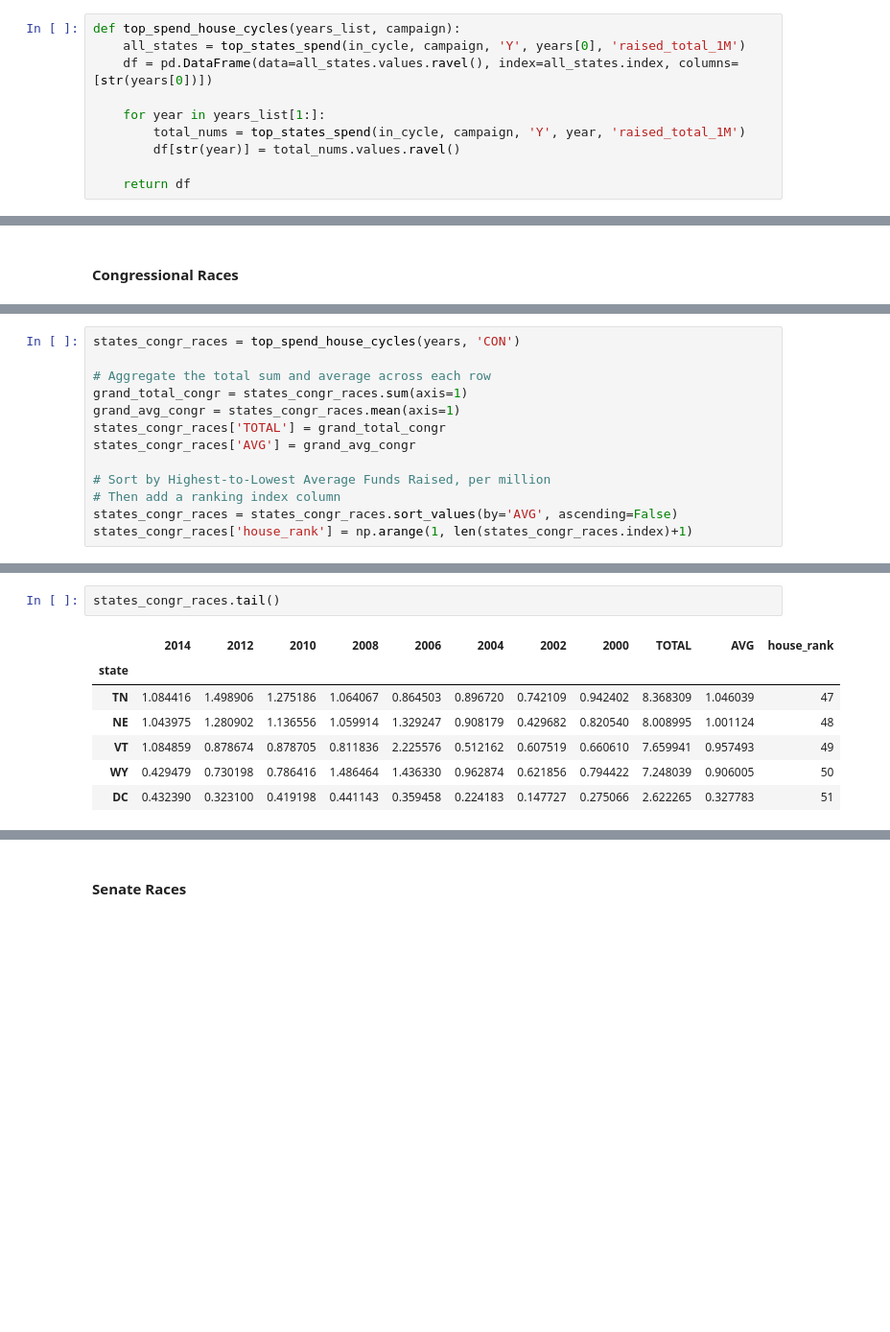
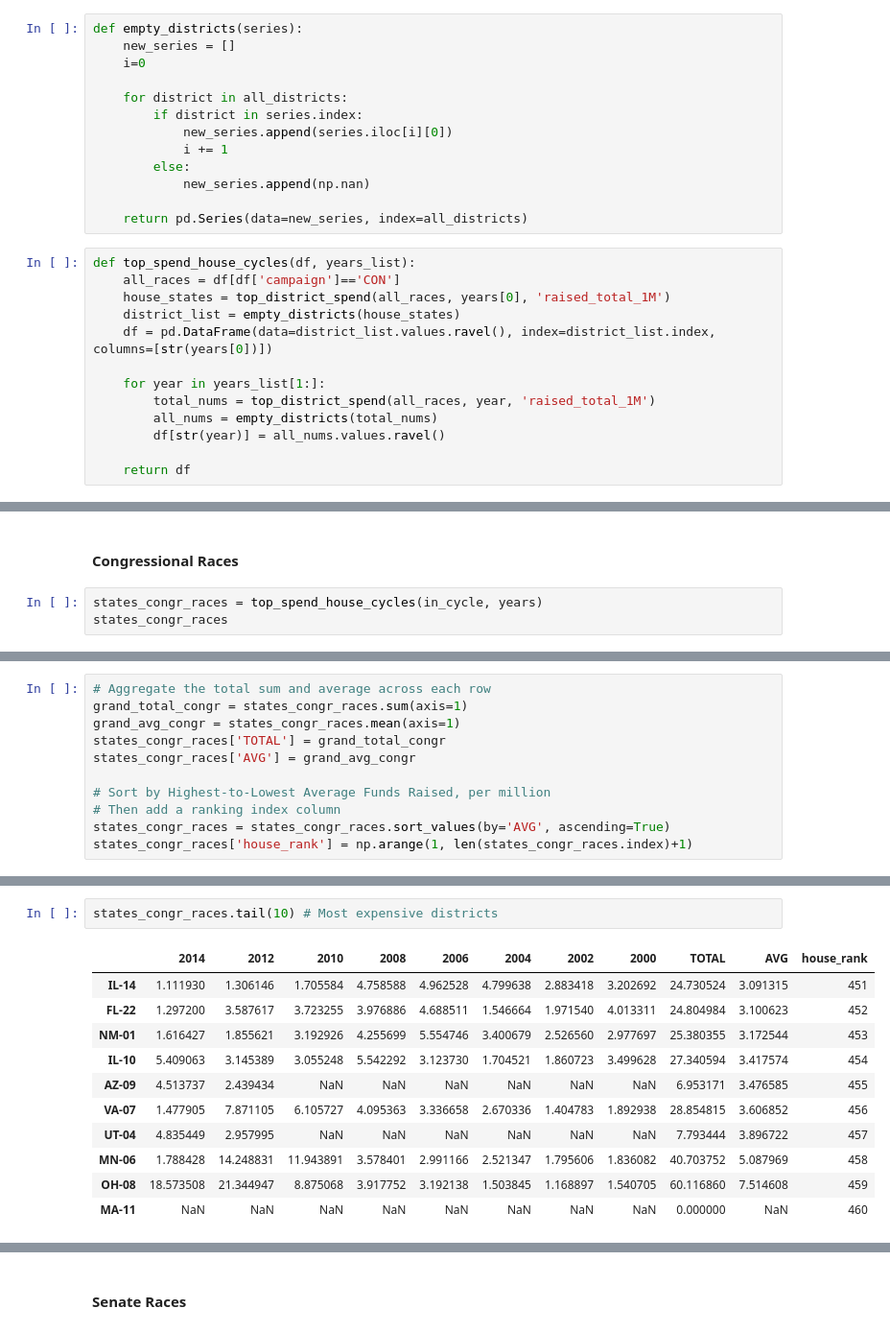
Before and after one commit to APascale2021/dsir_capstone, a Jupyter notebook: notebooks/03_Candidate_Models.ipynb, the cells around one changed output, grey strips where cells are left out. Shown at 96% size. Saved outputs shown, nothing was run; the diff lists cells and outputs as text; blank space fills up the shorter version.

```diff
--- a/notebooks/03_Candidate_Models.ipynb
+++ b/notebooks/03_Candidate_Models.ipynb
@@ -195,14 +341,33 @@ def top_states_spend(df, campaign, won, cycle, amount_col):
+# %%
+def empty_districts(series):
+    new_series = []
+    i=0
+
+    for district in all_districts:
+        if district in series.index:
+            new_series.append(series.iloc[i][0])
+            i += 1
+        else:
+            new_series.append(np.nan)
+
+    return pd.Series(data=new_series, index=all_districts)
 # %%
-def top_spend_house_cycles(years_list, campaign):
-    all_states = top_states_spend(in_cycle, campaign, 'Y', years[0], 'raised_total_1M')
-    df = pd.DataFrame(data=all_states.values.ravel(), index=all_states.index, columns=[str(years[0])])
+def top_spend_house_cycles(df, years_list):
+    all_races = df[df['campaign']=='CON']
+    house_states = top_district_spend(all_races, years[0], 'raised_total_1M')
+    district_list = empty_districts(house_states)
+    df = pd.DataFrame(data=district_list.values.ravel(), index=district_list.index, columns=[str(years[0])])
 
     for year in years_list[1:]:
-        total_nums = top_states_spend(in_cycle, campaign, 'Y', year, 'raised_total_1M')
-        df[str(year)] = total_nums.values.ravel()
+        total_nums = top_district_spend(all_races, year, 'raised_total_1M')
+        all_nums = empty_districts(total_nums)
+        df[str(year)] = all_nums.values.ravel()
 
     return df
 # %%
 years = [2014, 2012, 2010, 2008, 2006, 2004, 2002, 2000]
 # %% [markdown]
 #### Congressional Races
+# %%
+states_congr_races = top_spend_house_cycles(in_cycle, years)
+states_congr_races
@@ -209,6 +388,4 @@ years = [2014, 2012, 2010, 2008, 2006, 2004, 2002, 2000]
 # %%
-states_congr_races = top_spend_house_cycles(years, 'CON')
-
 # Aggregate the total sum and average across each row
 grand_total_congr = states_congr_races.sum(axis=1)
 grand_avg_congr = states_congr_races.mean(axis=1)
@@ -217,6 +394,6 @@ states_congr_races['AVG'] = grand_avg_congr
 
 # Sort by Highest-to-Lowest Average Funds Raised, per million
 # Then add a ranking index column
-states_congr_races = states_congr_races.sort_values(by='AVG', ascending=False)
+states_congr_races = states_congr_races.sort_values(by='AVG', ascending=True)
 states_congr_races['house_rank'] = np.arange(1, len(states_congr_races.index)+1)
 # %%
@@ -232,10 +408,14 @@ states_congr_races.head()
 # %%
-states_congr_races.tail()
+states_congr_races.tail(10) # Most expensive districts
 # %% [output]
 |  | 2014 | 2012 | 2010 | 2008 | 2006 | 2004 | 2002 | 2000 | TOTAL | AVG | house_rank |
-| state |  |  |  |  |  |  |  |  |  |  |  |
-| TN | 1.084416 | 1.498906 | 1.275186 | 1.064067 | 0.864503 | 0.896720 | 0.742109 | 0.942402 | 8.368309 | 1.046039 | 47 |
-| NE | 1.043975 | 1.280902 | 1.136556 | 1.059914 | 1.329247 | 0.908179 | 0.429682 | 0.820540 | 8.008995 | 1.001124 | 48 |
-| VT | 1.084859 | 0.878674 | 0.878705 | 0.811836 | 2.225576 | 0.512162 | 0.607519 | 0.660610 | 7.659941 | 0.957493 | 49 |
-| WY | 0.429479 | 0.730198 | 0.786416 | 1.486464 | 1.436330 | 0.962874 | 0.621856 | 0.794422 | 7.248039 | 0.906005 | 50 |
-| DC | 0.432390 | 0.323100 | 0.419198 | 0.441143 | 0.359458 | 0.224183 | 0.147727 | 0.275066 | 2.622265 | 0.327783 | 51 |
+| IL-14 | 1.111930 | 1.306146 | 1.705584 | 4.758588 | 4.962528 | 4.799638 | 2.883418 | 3.202692 | 24.730524 | 3.091315 | 451 |
+| FL-22 | 1.297200 | 3.587617 | 3.723255 | 3.976886 | 4.688511 | 1.546664 | 1.971540 | 4.013311 | 24.804984 | 3.100623 | 452 |
+| NM-01 | 1.616427 | 1.855621 | 3.192926 | 4.255699 | 5.554746 | 3.400679 | 2.526560 | 2.977697 | 25.380355 | 3.172544 | 453 |
+| IL-10 | 5.409063 | 3.145389 | 3.055248 | 5.542292 | 3.123730 | 1.704521 | 1.860723 | 3.499628 | 27.340594 | 3.417574 | 454 |
+| AZ-09 | 4.513737 | 2.439434 | NaN | NaN | NaN | NaN | NaN | NaN | 6.953171 | 3.476585 | 455 |
+| VA-07 | 1.477905 | 7.871105 | 6.105727 | 4.095363 | 3.336658 | 2.670336 | 1.404783 | 1.892938 | 28.854815 | 3.606852 | 456 |
+| UT-04 | 4.835449 | 2.957995 | NaN | NaN | NaN | NaN | NaN | NaN | 7.793444 | 3.896722 | 457 |
+| MN-06 | 1.788428 | 14.248831 | 11.943891 | 3.578401 | 2.991166 | 2.521347 | 1.795606 | 1.836082 | 40.703752 | 5.087969 | 458 |
+| OH-08 | 18.573508 | 21.344947 | 8.875068 | 3.917752 | 3.192138 | 1.503845 | 1.168897 | 1.540705 | 60.116860 | 7.514608 | 459 |
+| MA-11 | NaN | NaN | NaN | NaN | NaN | NaN | NaN | NaN | 0.000000 | NaN | 460 |
```
Also changed, not shown: parts of 71 cells of this notebook, 1 other file.
